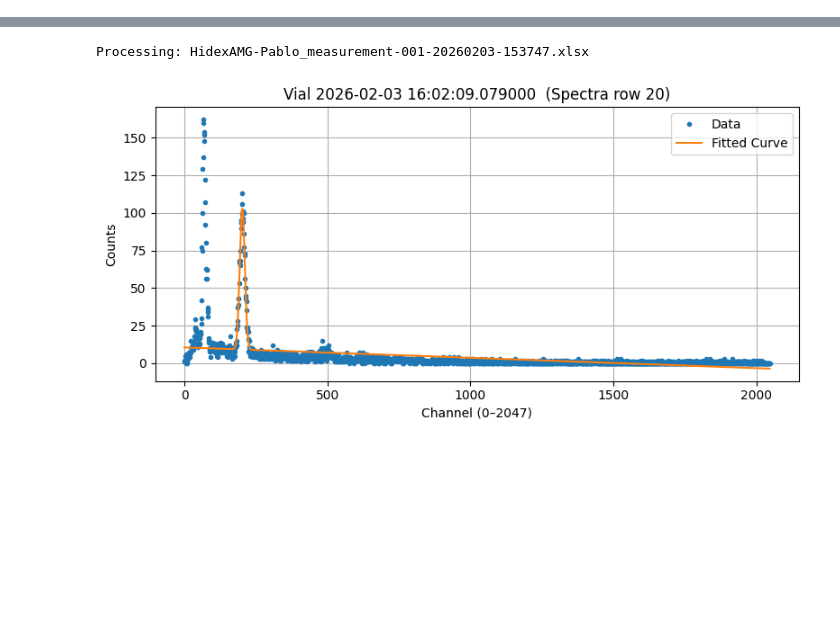
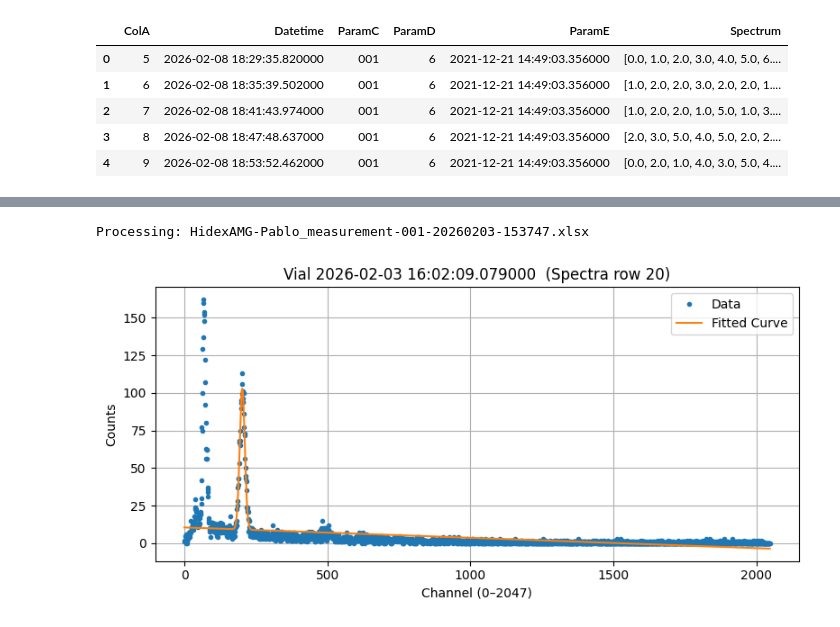
Before and after one commit to proscrite/RaTag, a Jupyter notebook: notebooks/hidex_analysis.ipynb, the cells around one changed output, grey strips where cells are left out. Cells and saved outputs as stored; diff of their text form; code cells hidden in the pictures; blank space fills up the shorter version.

```diff
--- a/notebooks/hidex_analysis.ipynb
+++ b/notebooks/hidex_analysis.ipynb
@@ -29,0 +22,11 @@ df.head()
+# %%
+df0 = extract_hidex_raw_data(file1)
+# %%
+df0.head()
+# %% [output]
+|  | ColA | Datetime | ParamC | ParamD | ParamE | Spectrum |
+| 0 | 5 | 2026-02-08 18:29:35.820000 | 001 | 6 | 2021-12-21 14:49:03.356000 | [0.0, 1.0, 2.0, 3.0, 4.0, 5.0, 6.... |
+| 1 | 6 | 2026-02-08 18:35:39.502000 | 001 | 6 | 2021-12-21 14:49:03.356000 | [1.0, 2.0, 2.0, 3.0, 2.0, 2.0, 1.... |
+| 2 | 7 | 2026-02-08 18:41:43.974000 | 001 | 6 | 2021-12-21 14:49:03.356000 | [1.0, 2.0, 2.0, 1.0, 5.0, 1.0, 3.... |
+| 3 | 8 | 2026-02-08 18:47:48.637000 | 001 | 6 | 2021-12-21 14:49:03.356000 | [2.0, 3.0, 5.0, 4.0, 5.0, 2.0, 2.... |
+| 4 | 9 | 2026-02-08 18:53:52.462000 | 001 | 6 | 2021-12-21 14:49:03.356000 | [0.0, 2.0, 1.0, 4.0, 3.0, 5.0, 4.... |
```
Also changed, not shown: parts of 5 cells of this notebook, 8 other files.
